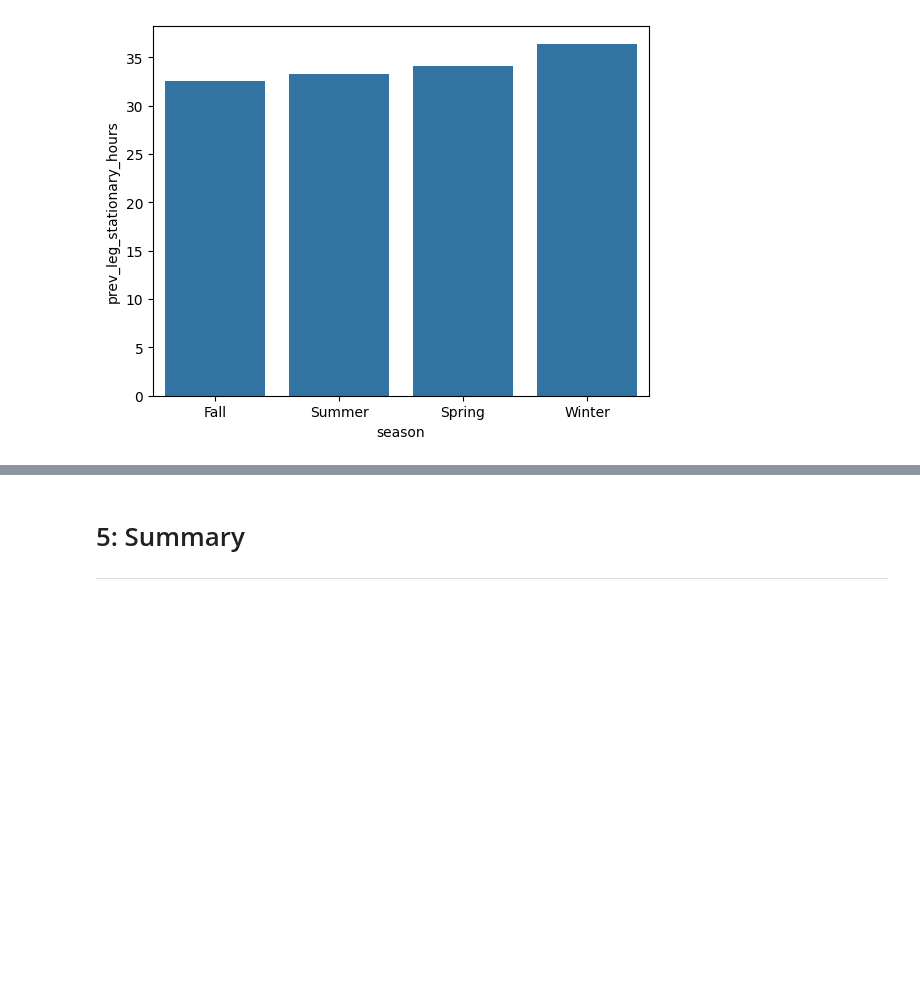
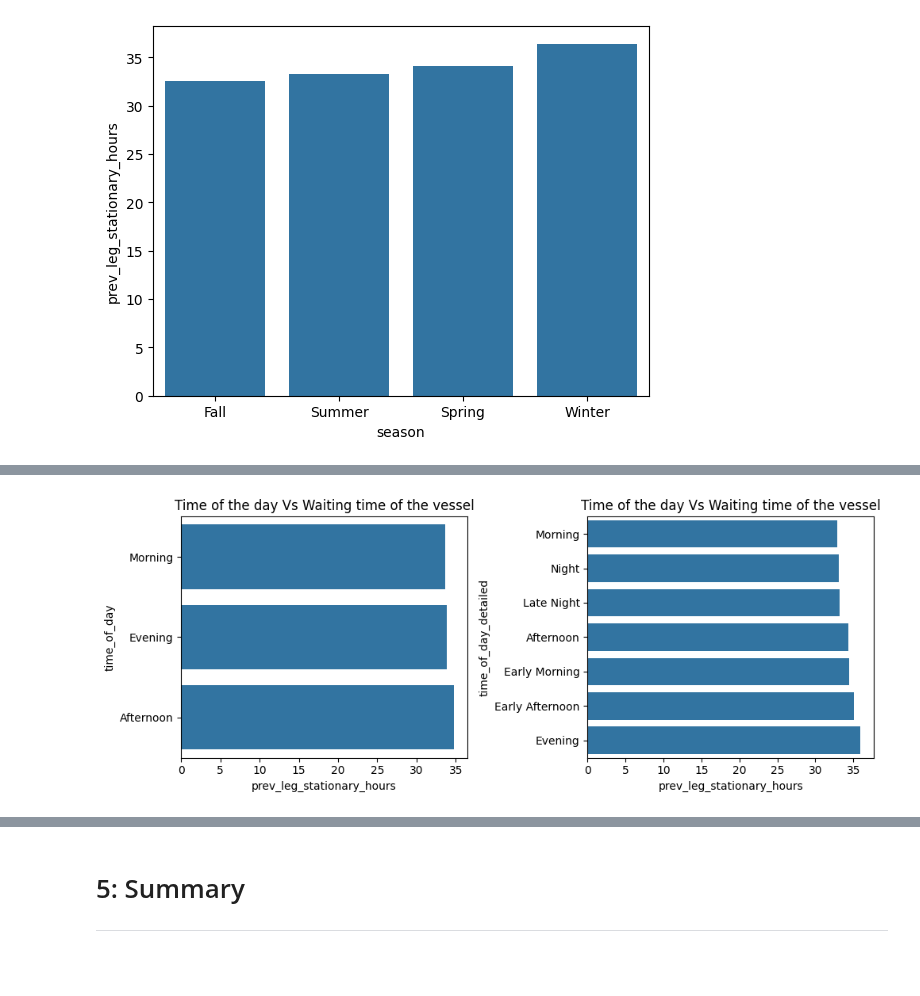
Before and after one commit to hargurjeet/Maersk, a Jupyter notebook: Solution_Notebook.ipynb, the cells around one changed output, grey strips where cells are left out. Cells and saved outputs as stored; diff of their text form; code cells hidden in the pictures; blank space fills up the shorter version.

```diff
--- a/Solution_Notebook.ipynb
+++ b/Solution_Notebook.ipynb
@@ -372,15 +372,15 @@ Observations -
 # %% [markdown]
 ## Feature Engineering
 # %%
-## Creating a feature by adding the duration of previous, current and next port to calculate total time take by the shipment.
+## Creating a feature by adding the duration of previous, current and next port to calculate total time take by the vessel.
 duration_features = ['prev_duration', 'prev_leg_duration', 'prev_leg_stationary_hours', 'Duration', 'next_duration', 'next_leg_duration',
                      'next_leg_stationary_hours']
-vessel_data_cleaned_v1['total_duration_shipment'] = vessel_data_cleaned_v1[duration_features].sum(axis=1)
-vessel_data_cleaned_v1['total_duration_shipment_days'] = vessel_data_cleaned_v1['total_duration_shipment'] / 24
+vessel_data_cleaned_v1['total_duration_vessel'] = vessel_data_cleaned_v1[duration_features].sum(axis=1)
+vessel_data_cleaned_v1['total_duration_vessel_days'] = vessel_data_cleaned_v1['total_duration_vessel'] / 24
 
-## Creating a feature by adding the distance of previous, current and next port to calculate total distance taken by the shipment.
+## Creating a feature by adding the distance of previous, current and next port to calculate total distance taken by the vessel.
 distance_features = ['prev_leg_distance_nm', 'next_leg_distance_nm']
-vessel_data_cleaned_v1['total_distance_shipment'] = vessel_data_cleaned_v1[distance_features].sum(axis=1)
+vessel_data_cleaned_v1['total_distance_vessel'] = vessel_data_cleaned_v1[distance_features].sum(axis=1)
 # %% [output]
 A value is trying to be set on a copy of a slice from a DataFrame.
 Try using .loc[row_indexer,col_indexer] = value instead
@@ -418,7 +418,7 @@ print('Record Count Before Cleaning', vessel_data_cleaned_v1.shape)
 
 def data_cleanup(df):
 
-  return df[(df.total_duration_shipment_days <= 365)]
+  return df[(df.total_duration_vessel_days <= 365)]
 
 vessel_data_cleaned_v3 = data_cleanup(vessel_data_cleaned_v1)
 
@@ -557,0 +607,20 @@ plt.show()
+# %%
+# Create a 1x2 subplot grid
+fig, axs = plt.subplots(1, 2, figsize=(10, 4))
+
+# sns.scatterplot(x=vessel_data_cleaned_v3.prev_leg_duration, y=vessel_data_cleaned_v3.length, \
+#                 hue = vessel_data_cleaned_v3.vessel_type_ais, palette='viridis', ax=axs[0])
+sns.barplot(vessel_day_after_night_data.sort_values(by='prev_leg_stationary_hours'), x="prev_leg_stationary_hours", y="time_of_day", ax=axs[0])
+axs[0].set_title('Time of the day Vs Waiting time of the vessel')
+
+# sns.scatterplot(x=vessel_data_cleaned_v3.prev_leg_duration, y=vessel_data_cleaned_v3.vesteu, \
+#                 hue = vessel_data_cleaned_v3.vessel_type_ais, palette='viridis', ax=axs[1])
+sns.barplot(vessel_day_after_night_detailed_data.sort_values(by='prev_leg_stationary_hours'), \
+            x="prev_leg_stationary_hours", y="time_of_day_detailed", ax=axs[1])
+axs[1].set_title('Time of the day Vs Waiting time of the vessel')
+
+# Adjust layout
+plt.tight_layout()
+plt.show()
+# %% [output]
+[figure, added]
```
Also changed, not shown: parts of 9 cells of this notebook.
